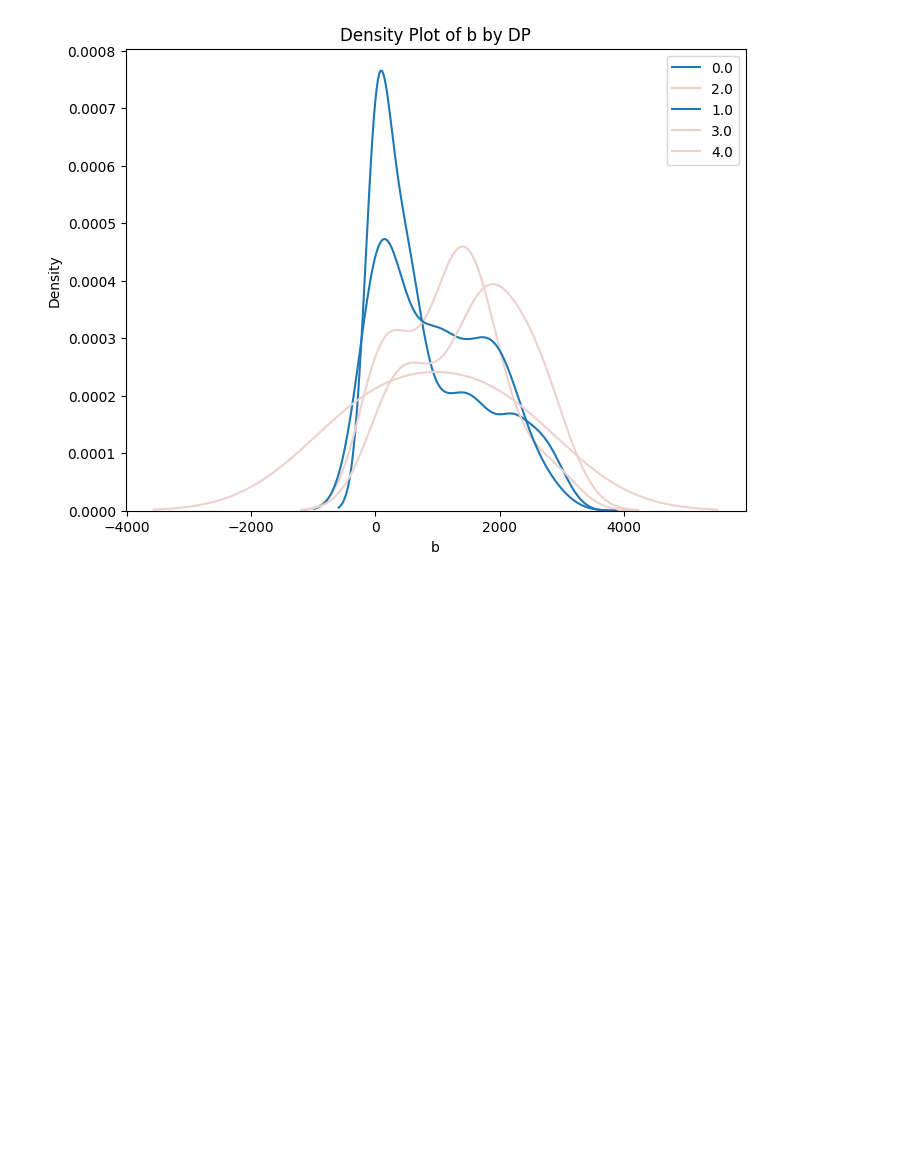
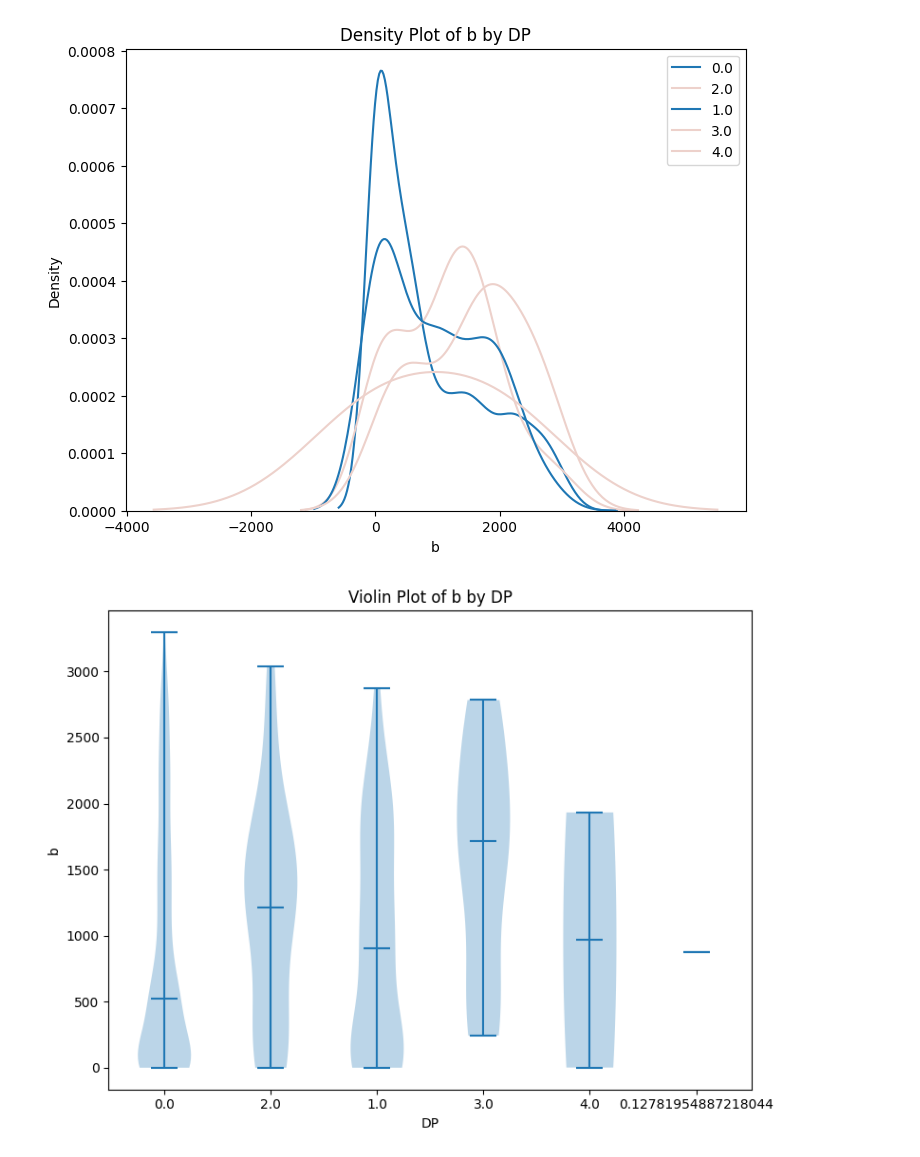
Before and after one commit to aletss/diplomado_cdc_m1_p3, a Jupyter notebook: notebooks/examples.ipynb, the cells around one changed output. Saved outputs shown, nothing was run; the diff lists cells and outputs as text; code cells hidden in the pictures; blank space fills up the shorter version.

Commit message:
add violin charts

```diff
--- a/notebooks/examples.ipynb
+++ b/notebooks/examples.ipynb
@@ -301,3 +301,8 @@ seaborn_density = density.density_seaborn(df_inputed_knn, 'b', 'DP')
 # 3.5 density
 plotly_density = density.density_plotly(df_inputed_knn, 'b', 'DP')
 plotly_density
+# %%
+# 3.6 density
+matplotlib_violin = violin.violin_matplotlib(df_inputed_knn, 'b', 'DP')
+# %% [output]
+[figure, added]
```
Also changed, not shown: parts of 3 cells of this notebook, 1 other file.
